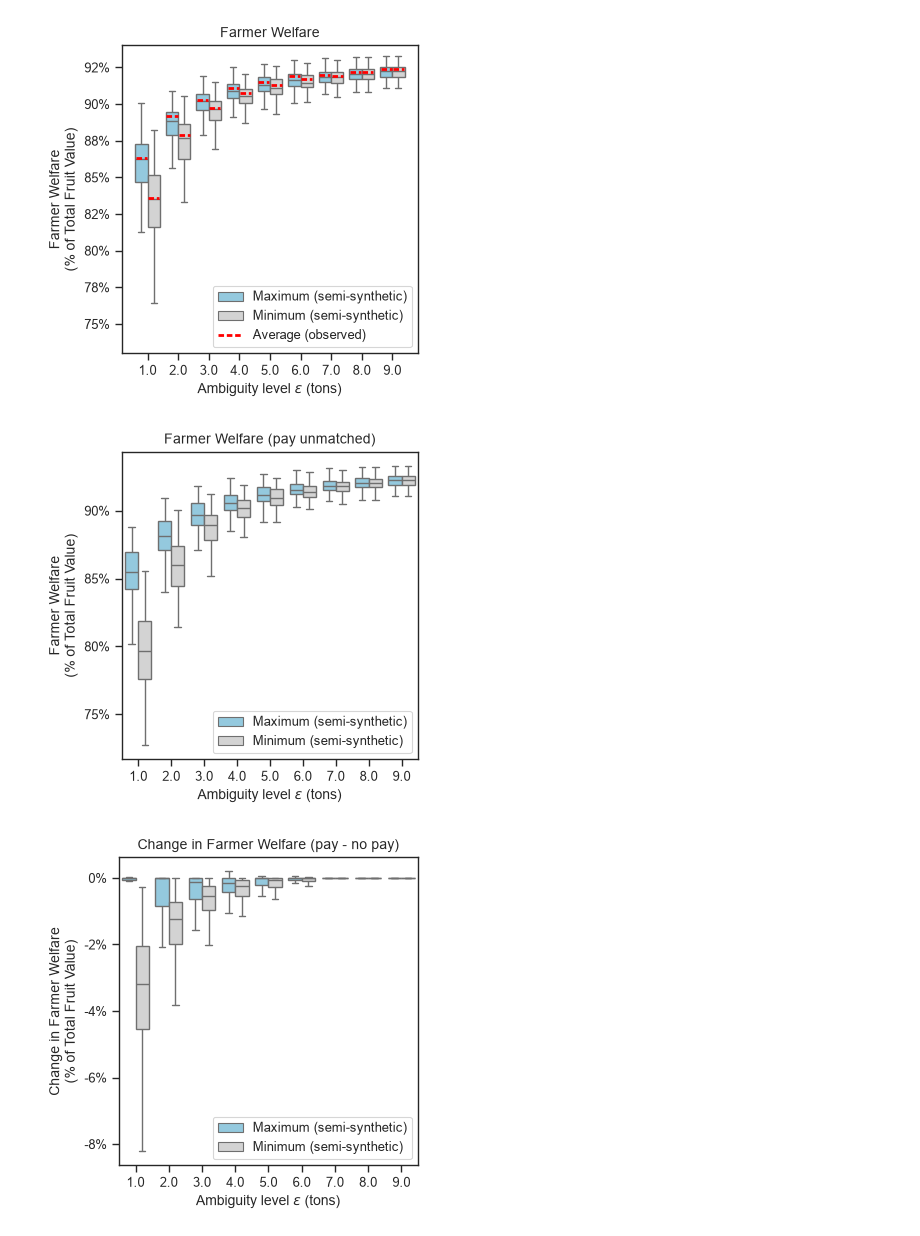
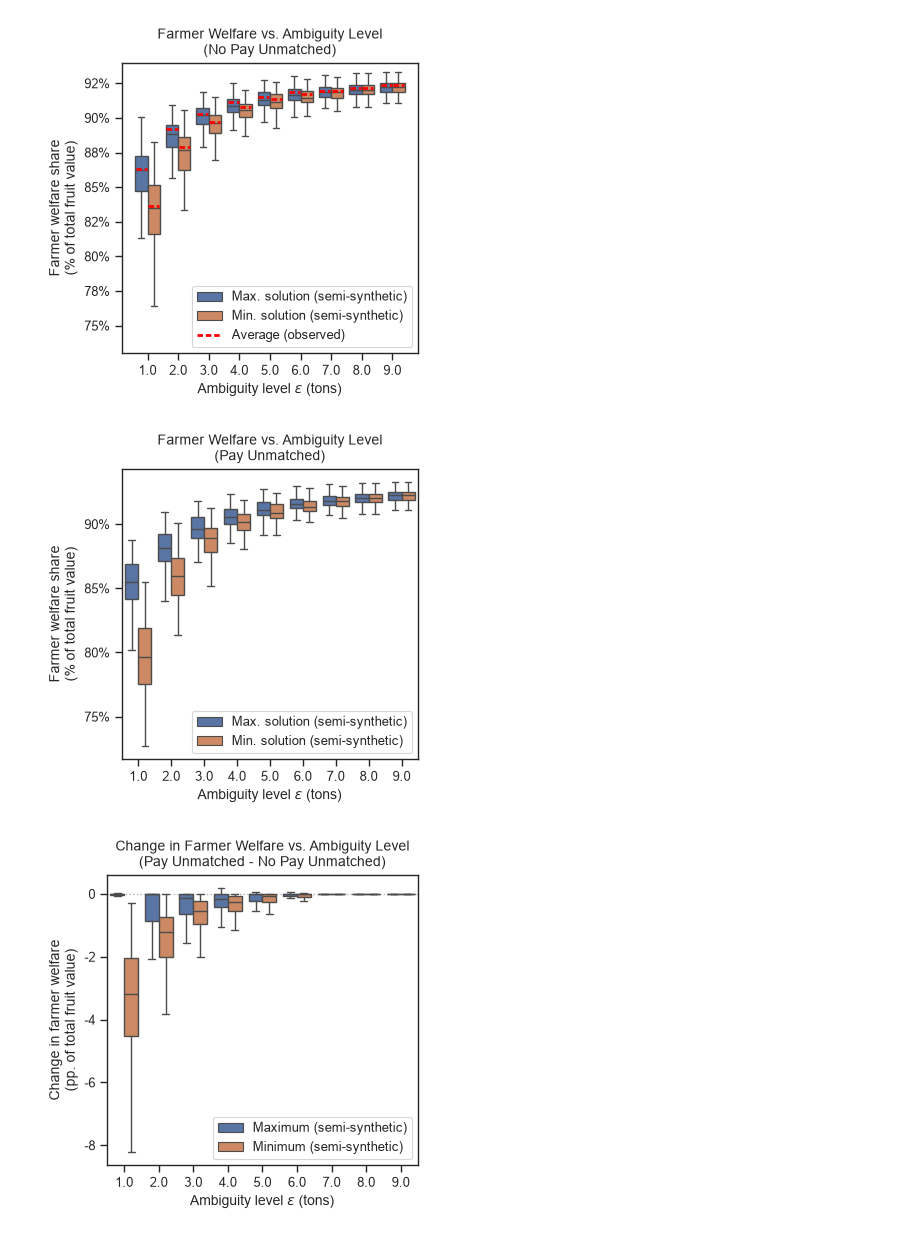
Before and after one commit to nachatjatu/StablePlatformMatching, a Jupyter notebook: notebooks/exp_2_results.ipynb, the cells around one changed output. Drawn from its saved outputs; the diff is of its cells as text; code cells hidden in the pictures.

```diff
--- a/notebooks/exp_2_results.ipynb
+++ b/notebooks/exp_2_results.ipynb
@@ -466,8 +463,8 @@ df_melted = df.query("avg_epsilon >= 1").melt(
 )
 
 df_melted['Welfare Type'] = df_melted['Welfare Type'].map({
-    'max_farmer_welfare_pct_no_pay': 'Maximum (semi-synthetic)',
-    'min_farmer_welfare_pct_no_pay': 'Minimum (semi-synthetic)'
+    'max_farmer_welfare_pct_no_pay': 'Max. solution (semi-synthetic)',
+    'min_farmer_welfare_pct_no_pay': 'Min. solution (semi-synthetic)'
 })
 
 plt.figure(figsize=(4, 4))  # Adjusted figsize
@@ -477,7 +474,7 @@ ax = sns.boxplot(
     x="avg_epsilon",
     y="Welfare",
     hue="Welfare Type",
-    palette=palette,
+    palette='deep',
     showfliers=False
 )
 
@@ -504,9 +501,9 @@ for i, category in enumerate(sorted(df.query("avg_epsilon >= 1")["avg_epsilon"].
 ax.yaxis.set_major_formatter(FuncFormatter(lambda y, _: f'{y * 100:.0f}%'))
 
 # Labeling
-plt.ylabel("Farmer Welfare\n(% of Total Fruit Value)")
+plt.ylabel("Farmer welfare share\n(% of total fruit value)")
 plt.xlabel(r"Ambiguity level $\epsilon$ (tons)")
-plt.title("Farmer Welfare")
+plt.title("Farmer Welfare vs. Ambiguity Level\n(No Pay Unmatched)")
 
 plt.legend()
 plt.ylim(0.73, 0.94)
@@ -514,7 +511,7 @@ plt.tight_layout()
 plt.savefig("../figures/exp_2/farmer_welfare_no_pay.png", bbox_inches='tight', dpi=300)
 plt.show()
 # %% [output]
-[figure, old version]
+[figure, new version]
 # %%
 df_melted = df.query("avg_epsilon >= 1").melt(
     id_vars='avg_epsilon',
@@ -524,8 +521,8 @@ df_melted = df.query("avg_epsilon >= 1").melt(
 )
 
 df_melted['Welfare Type'] = df_melted['Welfare Type'].map({
-    'max_farmer_welfare_pct_pay': 'Maximum (semi-synthetic)',
-    'min_farmer_welfare_pct_pay': 'Minimum (semi-synthetic)'
+    'max_farmer_welfare_pct_pay': 'Max. solution (semi-synthetic)',
+    'min_farmer_welfare_pct_pay': 'Min. solution (semi-synthetic)'
 })
 
 plt.figure(figsize=(4, 4))  # Adjusted figsize
@@ -535,7 +532,7 @@ ax = sns.boxplot(
     x="avg_epsilon",
     y="Welfare",
     hue="Welfare Type",
-    palette=palette,
+    palette='deep',
     showfliers=False
 )
 
@@ -543,52 +540,54 @@ ax = sns.boxplot(
 ax.yaxis.set_major_formatter(FuncFormatter(lambda y, _: f'{y * 100:.0f}%'))
 
 # Labeling
-plt.ylabel("Farmer Welfare\n(% of Total Fruit Value)")
+plt.ylabel("Farmer welfare share\n(% of total fruit value)")
 plt.xlabel(r"Ambiguity level $\epsilon$ (tons)")
-plt.title("Farmer Welfare (pay unmatched)")
+plt.title("Farmer Welfare vs. Ambiguity Level\n(Pay Unmatched)")
 
 plt.legend()
 plt.tight_layout()
 plt.savefig("../figures/exp_2/farmer_welfare_pay.png", bbox_inches='tight', dpi=300)
 plt.show()
 # %% [output]
-[figure, old version]
+[figure, new version]
 # %%
 df_melted = df.query("avg_epsilon >= 1").melt(
     id_vars='avg_epsilon',
     value_vars=['max_farmer_welfare_pct_diff', 'min_farmer_welfare_pct_diff'],
     var_name='Welfare Type',
     value_name='Welfare'
 )
 
 df_melted['Welfare Type'] = df_melted['Welfare Type'].map({
     'max_farmer_welfare_pct_diff': 'Maximum (semi-synthetic)',
     'min_farmer_welfare_pct_diff': 'Minimum (semi-synthetic)'
 })
 
 plt.figure(figsize=(4, 4))  # Adjusted figsize
 
 ax = sns.boxplot(
     data=df_melted,
     x="avg_epsilon",
     y="Welfare",
     hue="Welfare Type",
-    palette=palette,
+    palette='deep',
     showfliers=False
 )
 
+plt.axhline(0, color="black", linestyle="dotted", linewidth=1, alpha=0.3, zorder=0)
+
 # Format y-axis
-ax.yaxis.set_major_formatter(FuncFormatter(lambda y, _: f'{y * 100:.0f}%'))
+ax.yaxis.set_major_formatter(FuncFormatter(lambda y, _: f'{y * 100:.0f}'))
 
 # Labeling
-plt.ylabel("Change in Farmer Welfare\n(% of Total Fruit Value)")
+plt.ylabel("Change in farmer welfare\n(pp. of total fruit value)")
 plt.xlabel(r"Ambiguity level $\epsilon$ (tons)")
-plt.title("Change in Farmer Welfare (pay - no pay)")
+plt.title("Change in Farmer Welfare vs. Ambiguity Level\n(Pay Unmatched - No Pay Unmatched)")
 
 plt.legend()
 plt.tight_layout()
 plt.savefig("../figures/exp_2/farmer_welfare_diff.png", bbox_inches='tight', dpi=300)
 plt.show()
 # %% [output]
-[figure, old version]
+[figure, new version]
 # %%
```
Also changed, not shown: parts of 13 cells of this notebook, 41 other files.
